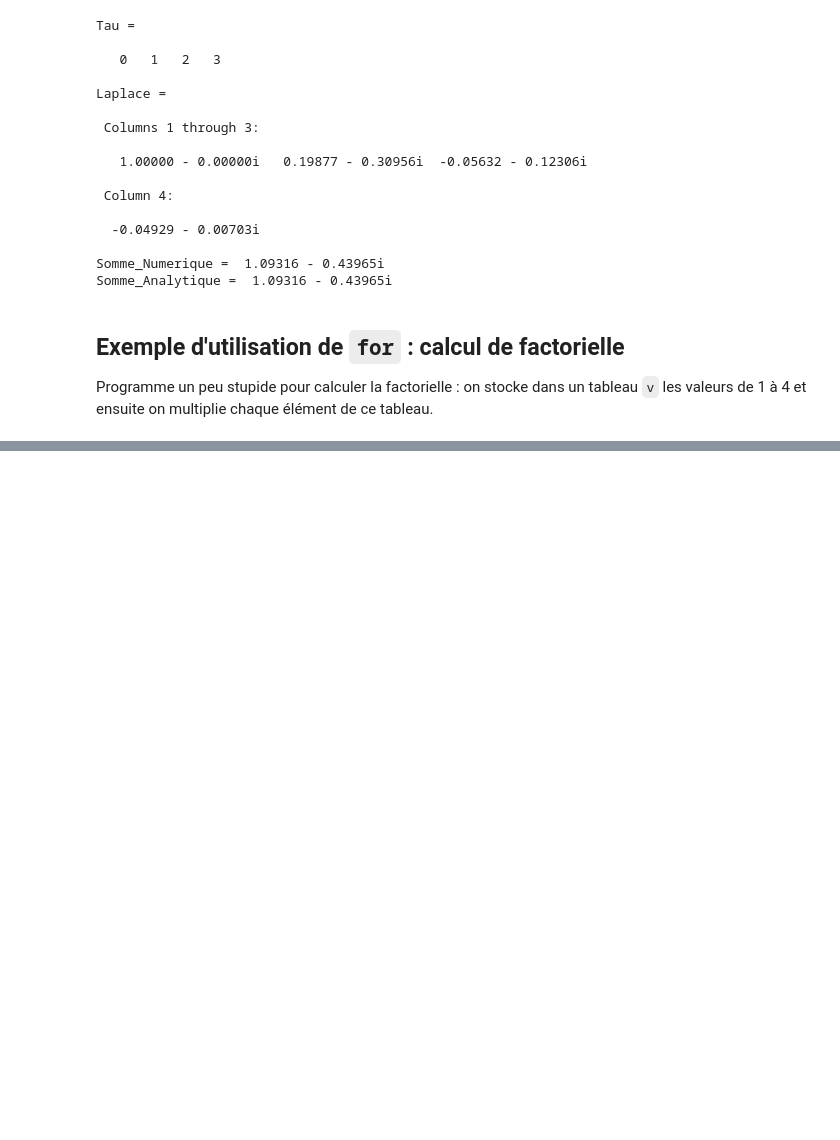
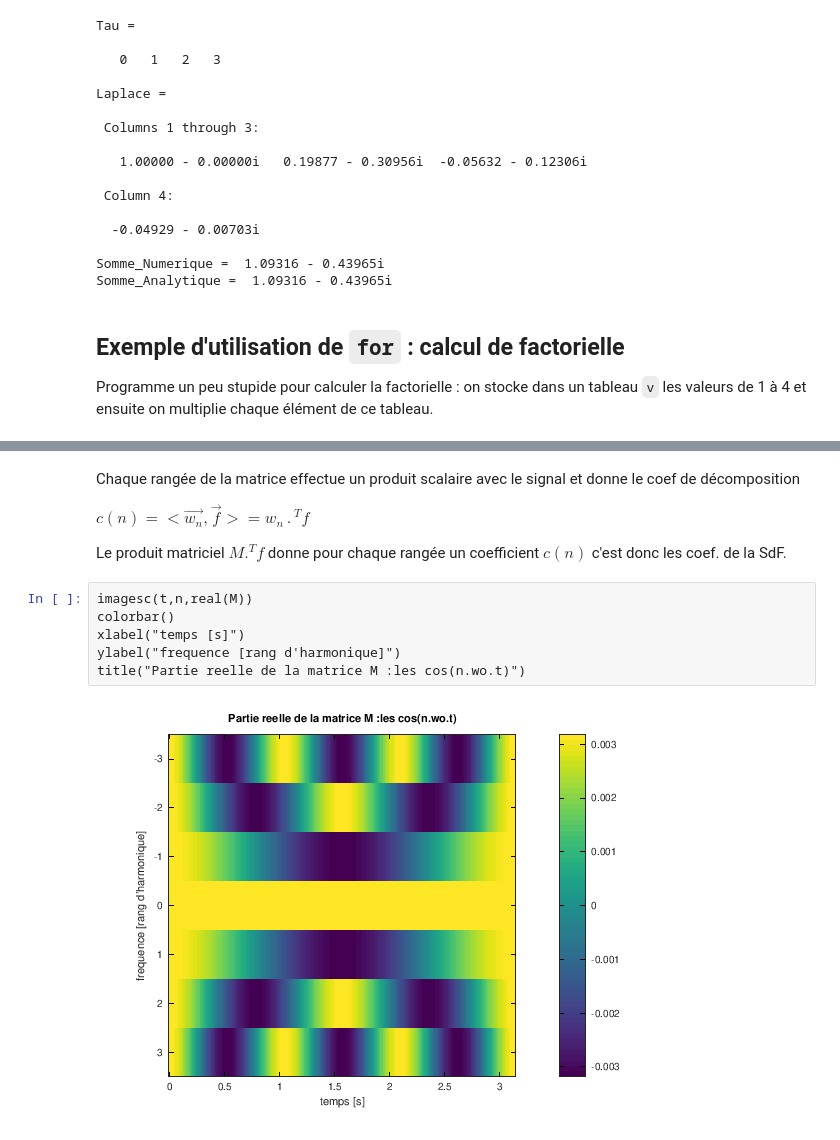
Before and after one commit to balaise31/Signal, a Jupyter notebook: continu/td/notebooks/intro_octave_2.ipynb, the cells around one changed output, grey strips where cells are left out. Drawn from its saved outputs; the diff is of its cells as text; blank space fills up the shorter version.

```diff
--- a/continu/td/notebooks/intro_octave_2.ipynb
+++ b/continu/td/notebooks/intro_octave_2.ipynb
@@ -536,0 +587,14 @@ factorielle =  24
+# %% [markdown]
+Chaque rangée de la matrice effectue un produit scalaire avec le signal et donne le coef de décomposition
+
+$c(n) = <\vec{w_n}, \vec{f}> =  w_n \, . \, {}^T\!\!f$
+
+Le produit matriciel $M.{}^T\!\!f$ donne pour chaque rangée un coefficient $c(n)$ c'est donc les coef. de la SdF.
+# %%
+imagesc(t,n,real(M))
+colorbar()
+xlabel("temps [s]")
+ylabel("frequence [rang d'harmonique]")
+title("Partie reelle de la matrice M :les cos(n.wo.t)")
+# %% [output]
+[figure, added]
```
Also changed, not shown: parts of 33 cells of this notebook, 3 other files.
